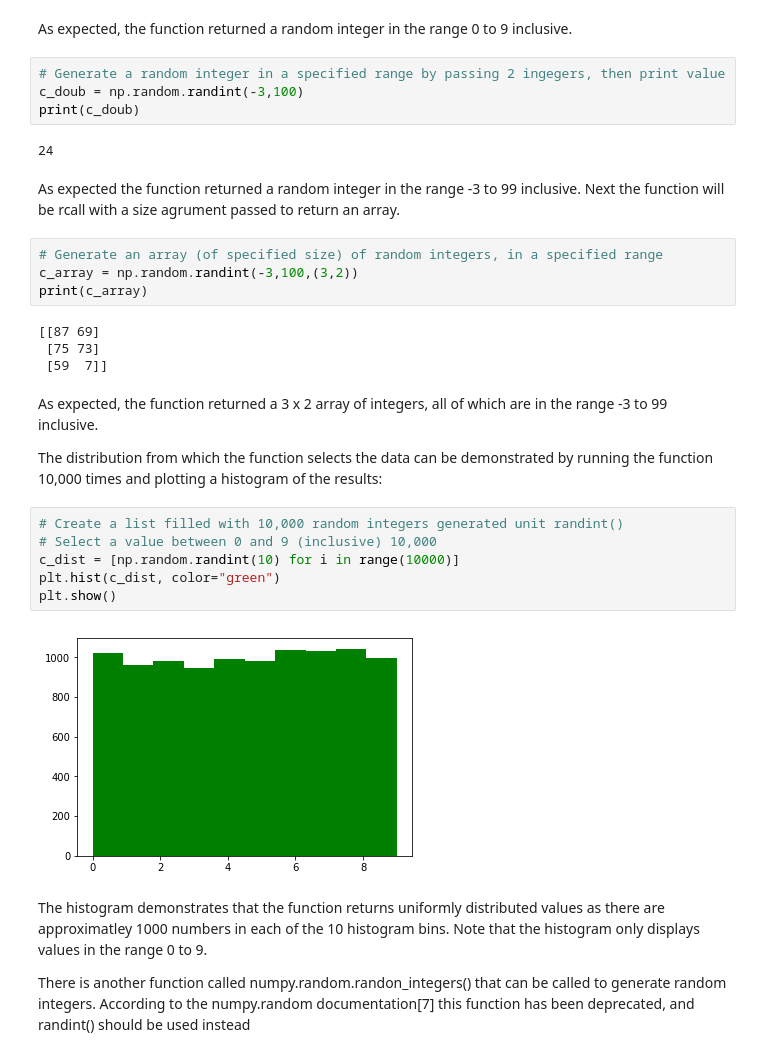
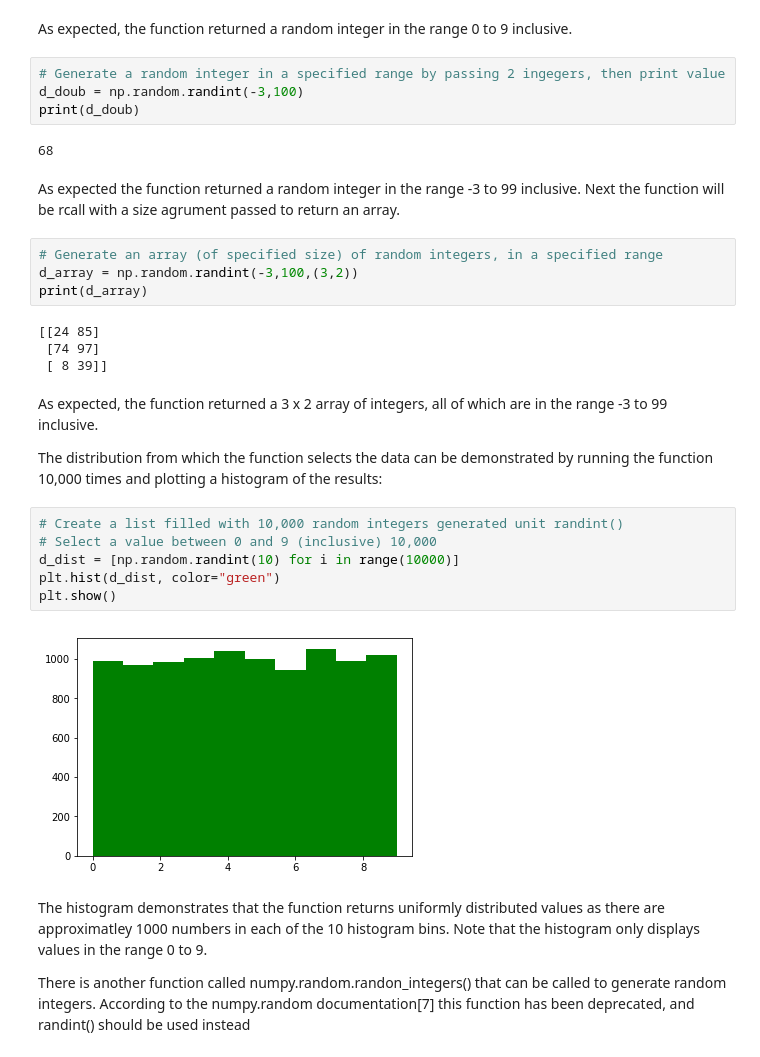
Before and after one commit to shkyler/gmit-pfda-exercises, a Jupyter notebook: numpyrandom.ipynb, the cells around one changed output. Cells and saved outputs as stored; diff of their text form.

```diff
--- a/numpyrandom.ipynb
+++ b/numpyrandom.ipynb
@@ -153,20 +212,20 @@ print(c_sing)
 As expected, the function returned a random integer in the range 0 to 9 inclusive.
 # %%
 # Generate a random integer in a specified range by passing 2 ingegers, then print value
-c_doub = np.random.randint(-3,100)
-print(c_doub)
+d_doub = np.random.randint(-3,100)
+print(d_doub)
 # %% [output]
-24
+68
 # %% [markdown]
 As expected the function returned a random integer in the range -3 to 99 inclusive. Next the function will be rcall with a size agrument passed to return an array.
 # %%
 # Generate an array (of specified size) of random integers, in a specified range
-c_array = np.random.randint(-3,100,(3,2))
-print(c_array)
+d_array = np.random.randint(-3,100,(3,2))
+print(d_array)
 # %% [output]
-[[87 69]
- [75 73]
- [59  7]]
+[[24 85]
+ [74 97]
+ [ 8 39]]
 # %% [markdown]
 As expected, the function returned a 3 x 2 array of integers, all of which are in the range -3 to 99 inclusive.
 
@@ -174,11 +233,11 @@ The distribution from which the function selects the data can be demonstrated by
 # %%
 # Create a list filled with 10,000 random integers generated unit randint()
 # Select a value between 0 and 9 (inclusive) 10,000
-c_dist = [np.random.randint(10) for i in range(10000)]
-plt.hist(c_dist, color="green")
+d_dist = [np.random.randint(10) for i in range(10000)]
+plt.hist(d_dist, color="green")
 plt.show()
 # %% [output]
-[figure, old version]
+[figure, new version]
 # %% [markdown]
 The histogram demonstrates that the function returns uniformly distributed values as there are approximatley 1000 numbers in each of the 10 histogram bins. Note that the histogram only displays values in the range 0 to 9.
 
```
Also changed, not shown: parts of 28 cells of this notebook.
